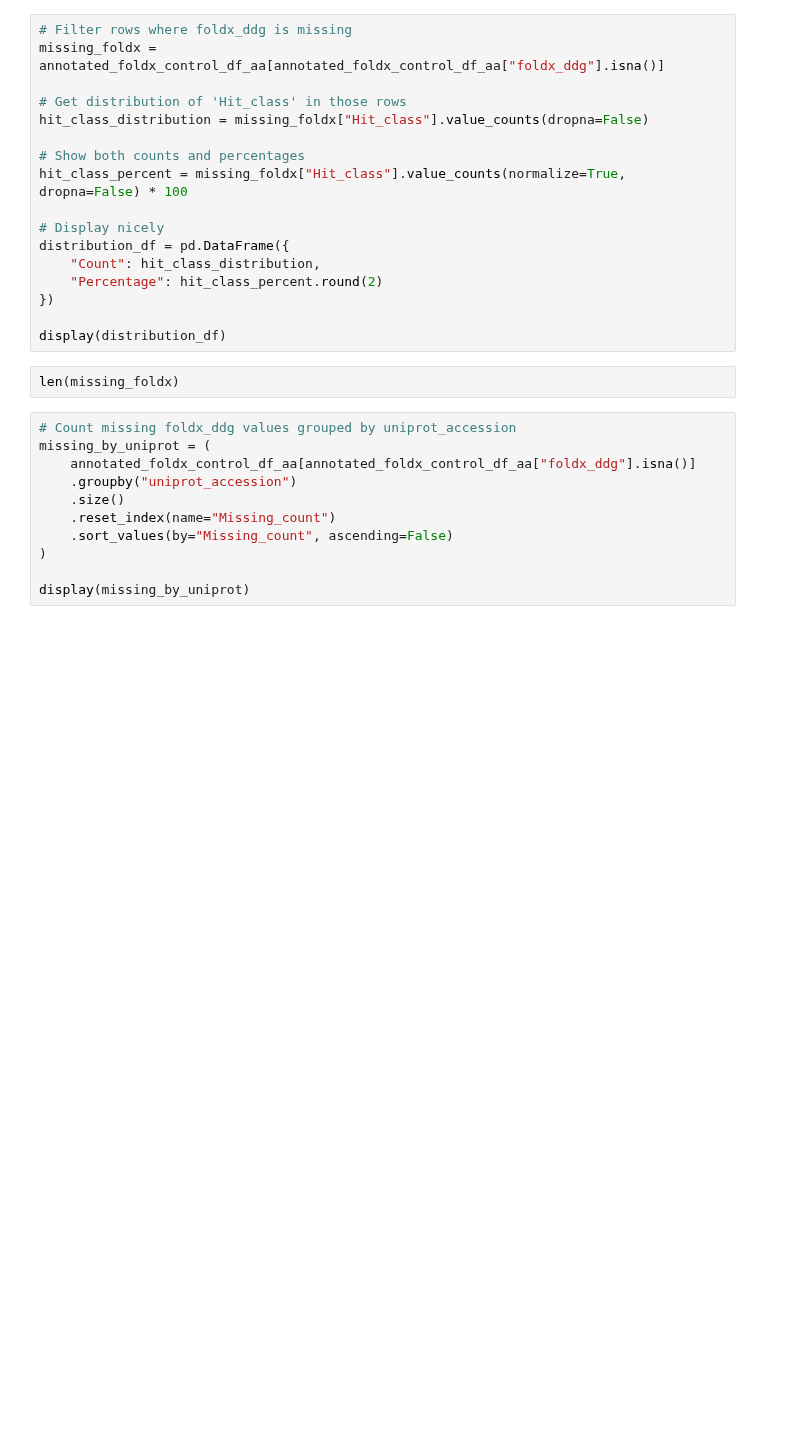
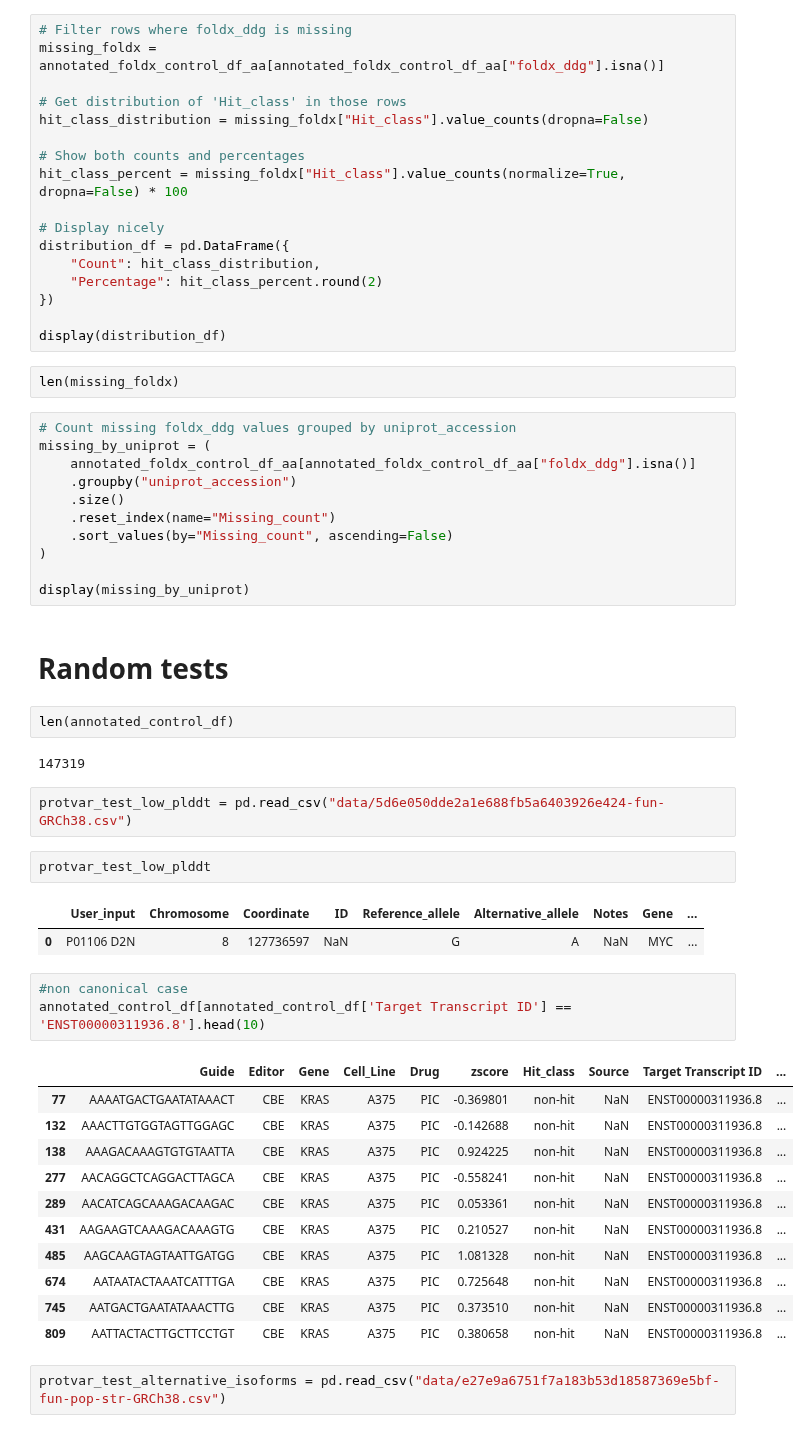
Before and after one commit to QuantitativeBiology/BECancerResistome, a Jupyter notebook: BECancerResistome/Guides_annotation/ProtVar_annotation.ipynb, the cells around one changed output. Cells and saved outputs as stored; diff of their text form; blank space fills up the shorter version.

```diff
--- a/BECancerResistome/Guides_annotation/ProtVar_annotation.ipynb
+++ b/BECancerResistome/Guides_annotation/ProtVar_annotation.ipynb
@@ -316,3 +296,33 @@ missing_by_uniprot = (
 )
 
 display(missing_by_uniprot)
+# %% [markdown]
+# Random tests
+# %%
+len(annotated_control_df)
+# %% [output]
+147319
+# %%
+protvar_test_low_plddt = pd.read_csv("data/5d6e050dde2a1e688fb5a6403926e424-fun-GRCh38.csv")
+# %%
+protvar_test_low_plddt
+# %% [output]
+|  | User_input | Chromosome | Coordinate | ID | Reference_allele | Alternative_allele | Notes | Gene | ... |
+| 0 | P01106 D2N | 8 | 127736597 | NaN | G | A | NaN | MYC | ... |
+# %%
+#non canonical case
+annotated_control_df[annotated_control_df['Target Transcript ID'] == 'ENST00000311936.8'].head(10)
+# %% [output]
+|  | Guide | Editor | Gene | Cell_Line | Drug | zscore | Hit_class | Source | Target Transcript ID | ... |
+| 77 | AAAATGACTGAATATAAACT | CBE | KRAS | A375 | PIC | -0.369801 | non-hit | NaN | ENST00000311936.8 | ... |
+| 132 | AAACTTGTGGTAGTTGGAGC | CBE | KRAS | A375 | PIC | -0.142688 | non-hit | NaN | ENST00000311936.8 | ... |
+| 138 | AAAGACAAAGTGTGTAATTA | CBE | KRAS | A375 | PIC | 0.924225 | non-hit | NaN | ENST00000311936.8 | ... |
+| 277 | AACAGGCTCAGGACTTAGCA | CBE | KRAS | A375 | PIC | -0.558241 | non-hit | NaN | ENST00000311936.8 | ... |
+| 289 | AACATCAGCAAAGACAAGAC | CBE | KRAS | A375 | PIC | 0.053361 | non-hit | NaN | ENST00000311936.8 | ... |
+| 431 | AAGAAGTCAAAGACAAAGTG | CBE | KRAS | A375 | PIC | 0.210527 | non-hit | NaN | ENST00000311936.8 | ... |
+| 485 | AAGCAAGTAGTAATTGATGG | CBE | KRAS | A375 | PIC | 1.081328 | non-hit | NaN | ENST00000311936.8 | ... |
+| 674 | AATAATACTAAATCATTTGA | CBE | KRAS | A375 | PIC | 0.725648 | non-hit | NaN | ENST00000311936.8 | ... |
+| 745 | AATGACTGAATATAAACTTG | CBE | KRAS | A375 | PIC | 0.373510 | non-hit | NaN | ENST00000311936.8 | ... |
+| 809 | AATTACTACTTGCTTCCTGT | CBE | KRAS | A375 | PIC | 0.380658 | non-hit | NaN | ENST00000311936.8 | ... |
+# %%
+protvar_test_alternative_isoforms = pd.read_csv("data/e27e9a6751f7a183b53d18587369e5bf-fun-pop-str-GRCh38.csv")
```
Also changed, not shown: parts of 5 cells of this notebook.
